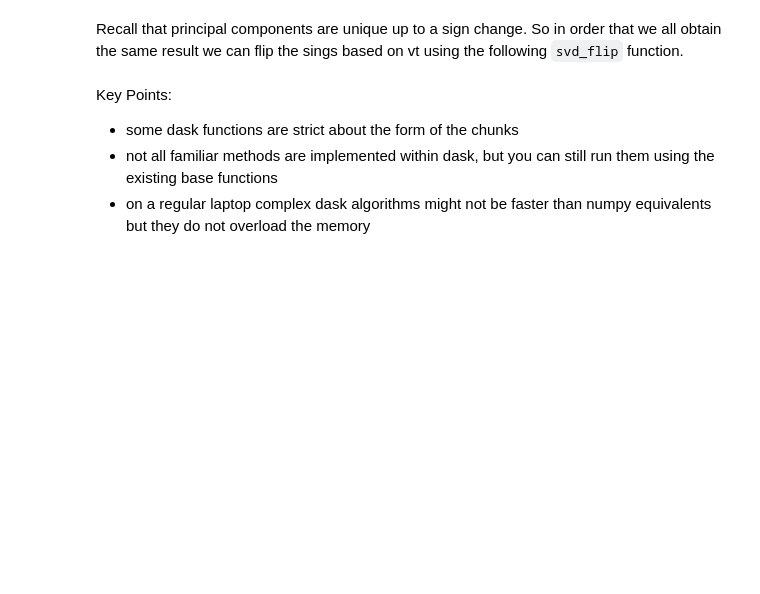
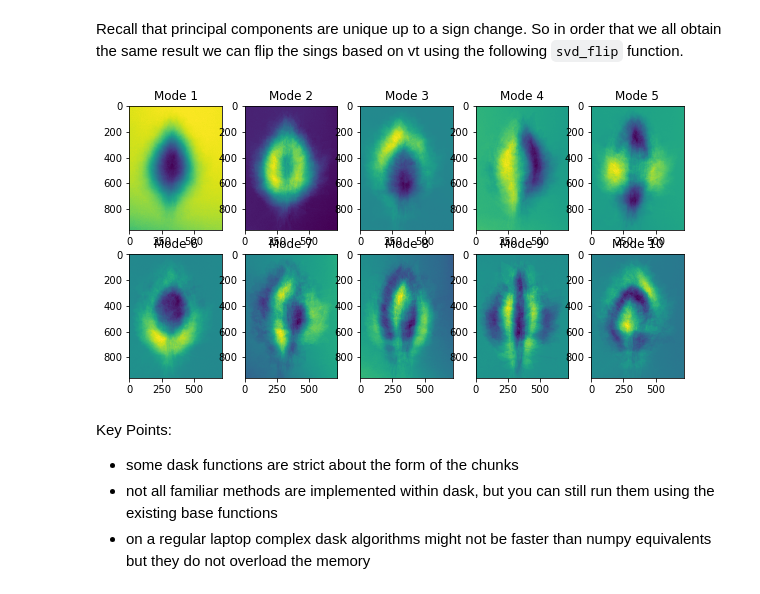
Before and after one commit to valentina-s/Dask_ImageXD_2018, a Jupyter notebook: Dask-Image-Tutorial-leaves.ipynb, the cells around one changed output. Drawn from its saved outputs; the diff is of its cells as text; code cells hidden in the pictures; blank space fills up the shorter version.

```diff
--- a/Dask-Image-Tutorial-leaves.ipynb
+++ b/Dask-Image-Tutorial-leaves.ipynb
@@ -364,11 +316,13 @@ u = u.reshape(256,256,3,10)
 # %%
 # plot the results
 plt.figure(figsize = (10,5))
 for i in range(10):
     plt.subplot(2,5,i+1)
     # we are rescaling between 0 and 1 before plotting
-    plt.imshow((u[:,:,:,i]-u.min())/(u.max() - u.min()))
+    plt.imshow((u[:,:,i]-u.min())/(u.max() - u.min()))
     plt.title('Mode '+str(i+1))
+# %% [output]
+[figure, added]
 # %% [markdown]
 Key Points:
 * some dask functions are strict about the form of the chunks
```
Also changed, not shown: parts of 19 cells of this notebook.
